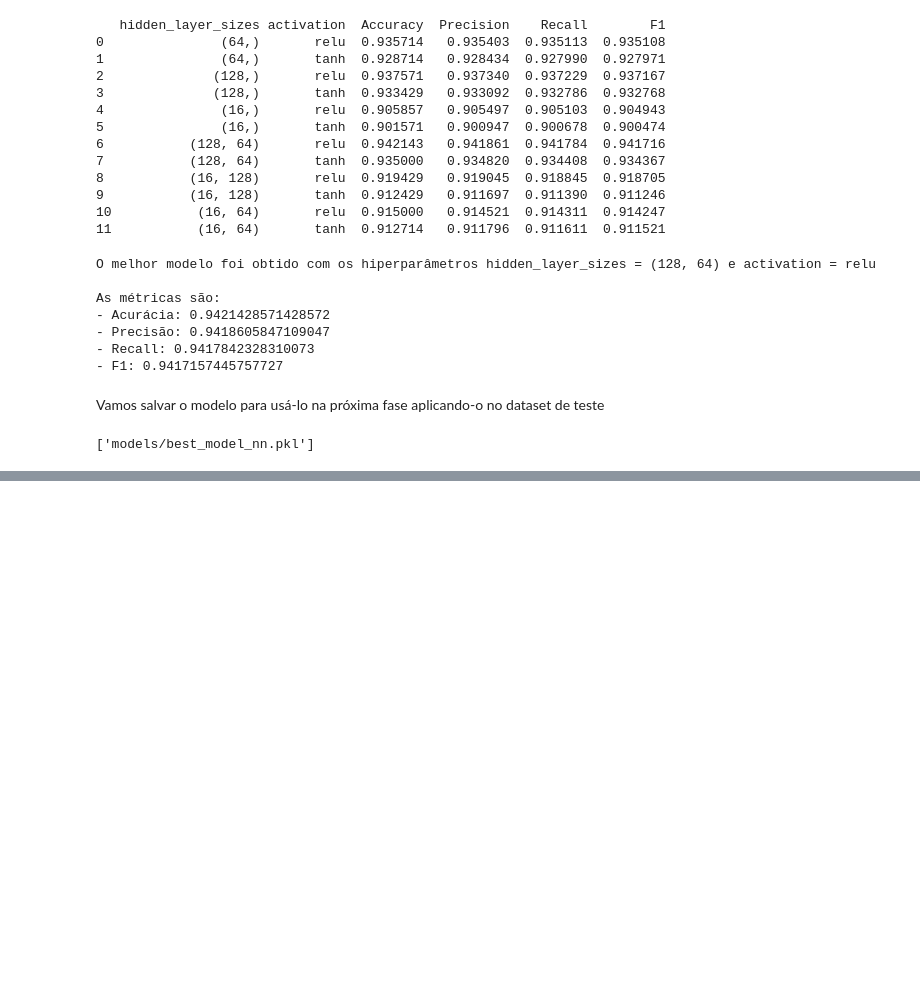
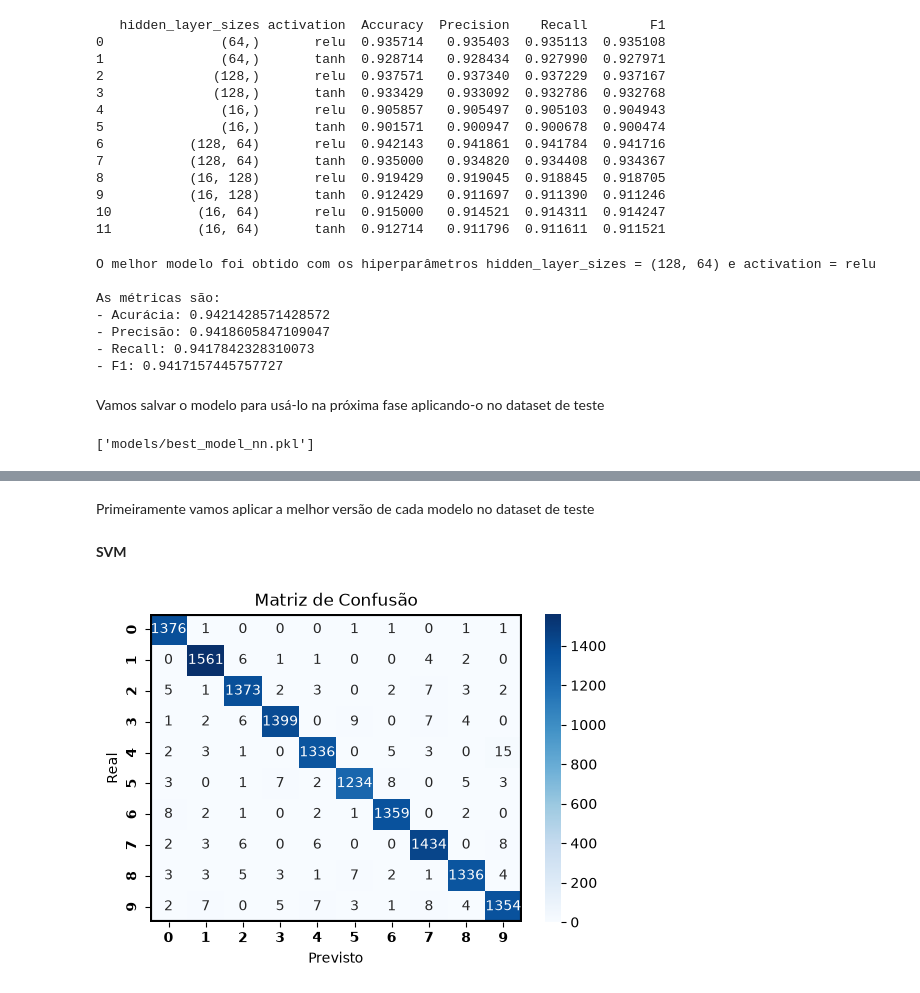
Before and after one commit to CherylHenkels/sctec-mini-projeto2, a Jupyter notebook: main.ipynb, the cells around one changed output, grey strips where cells are left out. Drawn from its saved outputs; the diff is of its cells as text; code cells hidden in the pictures; blank space fills up the shorter version.

Commit message:
feat: Adiciona matriz de confusão e reports para cada modelo

```diff
--- a/main.ipynb
+++ b/main.ipynb
@@ -565,14 +565,6 @@ for layers in [(64, ), (128, ), (16,), (128, 64), (16, 128), (16, 64)]:
         if (acc > acc_best):
             best_model_nn = modelo_nn
             acc_best = acc
-            best_model_metrics_nn = {
-                "hidden_layer_sizes": layers,
-                "activation": activation,
-                "Accuracy": acc,
-                "Precision": prec,
-                "Recall": rec,
-                "F1": f1
-            }
 # %% [output]
 layers = (64,)
 activation = relu
@@ -642,0 +637,42 @@ joblib.dump(best_model_nn, "models/best_model_nn.pkl")
+# %% [markdown]
+Primeiramente vamos aplicar a melhor versão de cada modelo no dataset de teste
+# %%
+from joblib import load
+
+best_model_svm = load("models/best_model_svm.pkl")
+best_model_rf = load("models/best_model_rf.pkl")
+best_model_nn = load("models/best_model_nn.pkl")
+# %%
+y_pred_test_svm = best_model_svm.predict(X_test_norm)
+y_pred_test_rf  = best_model_rf.predict(X_test_norm)
+y_pred_test_nn  = best_model_nn.predict(X_test_norm)
+# %%
+# Vamos definir uma função para calcular a matriz de confusão
+
+from sklearn.metrics import confusion_matrix
+import seaborn as sns
+import matplotlib.patches as patches
+
+def plot_confusion_matrix(y_test, y_pred):
+    cm = confusion_matrix(y_test, y_pred)
+    # Cria o gráfico com seaborn
+    plt.figure(figsize=(6,4))
+
+    labels = [f"$\\bf{{{i}}}$" for i in range(10)]  # gera 0–9 em negrito
+    ax = sns.heatmap(cm, annot=True, fmt="d", cmap="Blues",
+                xticklabels=labels, yticklabels=labels)
+
+    # adiciona um retângulo em volta do heatmap
+    ax.add_patch(patches.Rectangle((0,0), cm.shape[0], cm.shape[1],
+                                fill=False, edgecolor='black', lw=3))
+
+    plt.title("Matriz de Confusão")
+    plt.xlabel("Previsto")
+    plt.ylabel("Real")
+    plt.show()
+# %% [markdown]
+**SVM**
+# %%
+plot_confusion_matrix(y_test, y_pred_test_svm)
+# %% [output]
+[figure, added]
```
Also changed, not shown: parts of 8 cells of this notebook.
